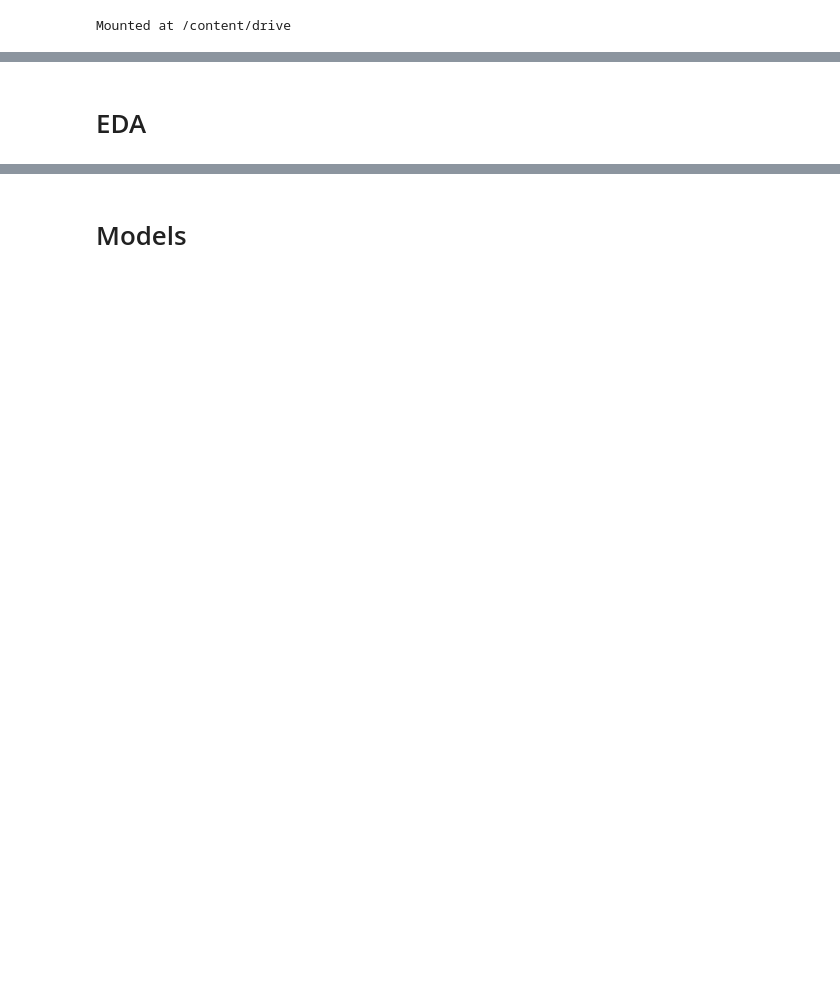
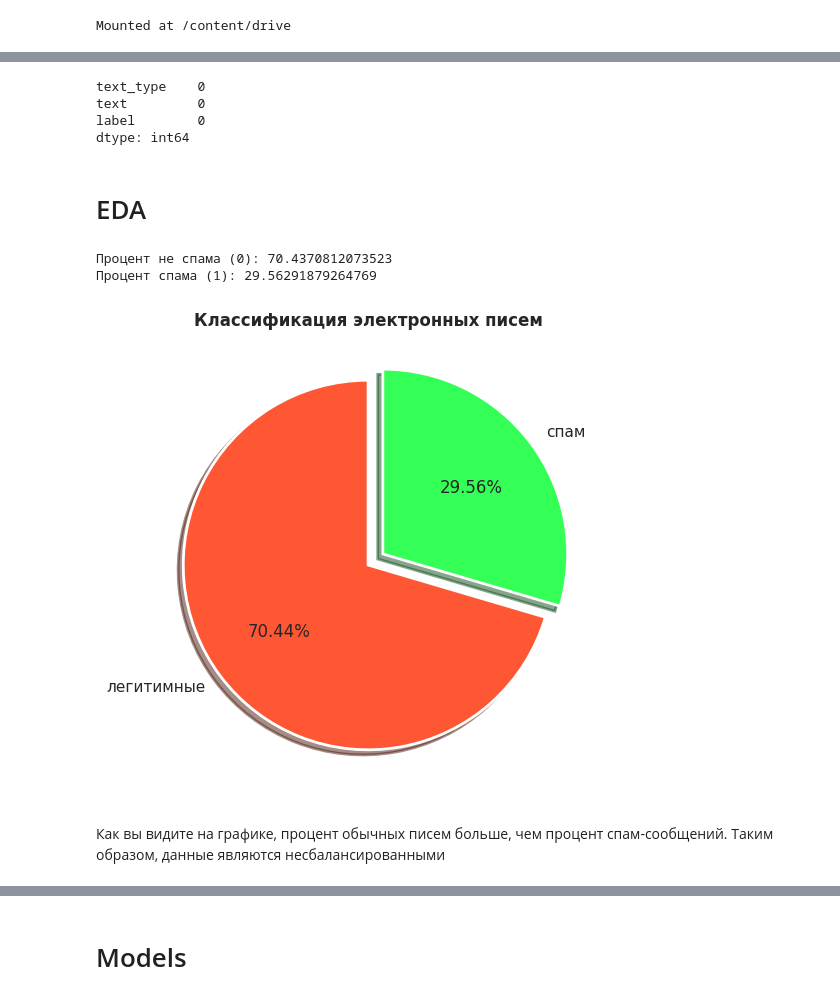
Before and after one commit to diana1915/spam_project, a Jupyter notebook: VK_spam.ipynb, the cells around one changed output, grey strips where cells are left out. Cells and saved outputs as stored; diff of their text form; code cells hidden in the pictures; blank space fills up the shorter version.

```diff
--- a/VK_spam.ipynb
+++ b/VK_spam.ipynb
@@ -11,0 +48,3 @@ import matplotlib.pyplot as plt
+# %%
+df['label']=df['text_type'].apply(lambda x: 1 if x == 'spam' else 0)
+df.head(5)
@@ -12,2 +58,9 @@ import matplotlib.pyplot as plt
+# %%
+df.isna().sum() # пропущенных значений нет
+# %% [output]
+text_type    0
+text         0
+label        0
+dtype: int64
 # %% [markdown]
 # EDA
@@ -16,0 +67,33 @@ test_df = pd.read_csv('/content/drive/MyDrive/VK/test_spam.csv')
+# %%
+values = df['label'].value_counts()
+total = values.sum()
+
+percentage_0 = (values[0] /total) * 100
+percentage_1 = (values[1]/ total) *100
+
+print('Процент не спама (0):' ,percentage_0)
+print('Процент спама (1):' ,percentage_1)
+# %% [output]
+Процент не спама (0): 70.4370812073523
+Процент спама (1): 29.56291879264769
+# %%
+# Создание фигуры
+fig, ax = plt.subplots(figsize=(6, 6))
+
+# Создание круговой диаграммы
+ax.pie(
+    values, labels=['легитимные', 'спам'],
+    autopct='%0.2f%%',
+    startangle=90,
+    colors=['#FF5733', '#33FF57'],
+    wedgeprops={'linewidth': 2, 'edgecolor': 'white'},
+    explode=(0, 0.1),  # Раздвигаем второй сегмент (spam) на 10%
+    shadow=True  # Добавляем тень
+)
+
+# Добавление заголовка
+ax.set_title('Классификация электронных писем', fontweight='bold');
+# %% [output]
+[figure, added]
+# %% [markdown]
+Как вы видите на графике, процент обычных писем больше, чем процент спам-сообщений. Таким образом, данные являются несбалансированными
```
Also changed, not shown: parts of 34 cells of this notebook.
